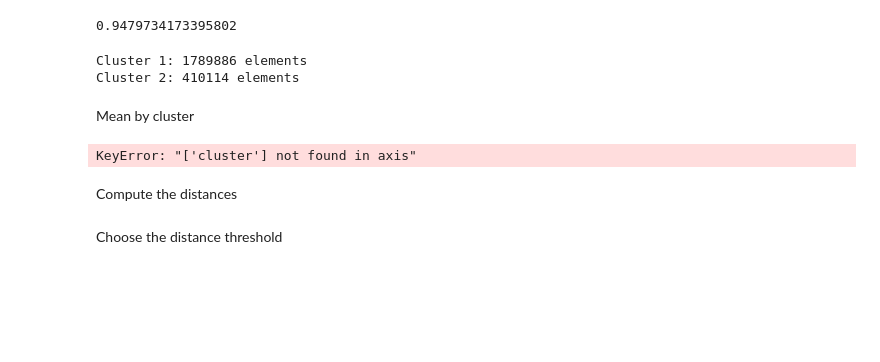
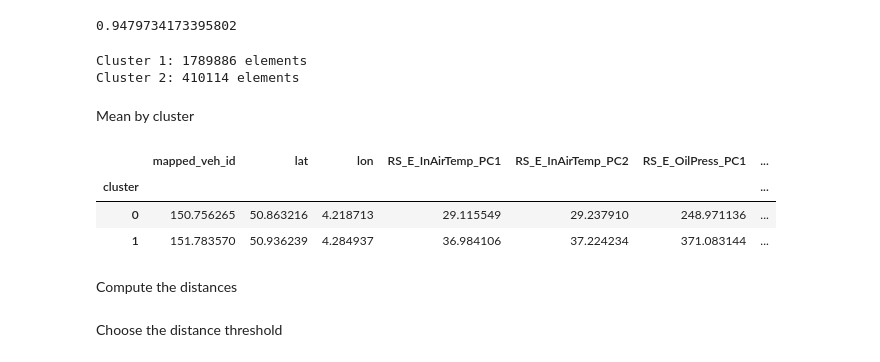
Before and after one commit to koadegno/data-minig-project, a Jupyter notebook: Fuzzy.ipynb, the cells around one changed output. Saved outputs shown, nothing was run; the diff lists cells and outputs as text; code cells hidden in the pictures; blank space fills up the shorter version.

```diff
--- a/Fuzzy.ipynb
+++ b/Fuzzy.ipynb
@@ -112,11 +112,14 @@ Mean by cluster
 # %%
 data['cluster'] = membership_values
 numeric_columns = data.select_dtypes(include=['float64', 'int64']).columns
 mean = data.groupby('cluster')[numeric_columns].mean()
-data.drop(['cluster')
+data = data.drop('cluster', axis=1)
 mean
 # %% [output]
-KeyError: "['cluster'] not found in axis"
+|  | mapped_veh_id | lat | lon | RS_E_InAirTemp_PC1 | RS_E_InAirTemp_PC2 | RS_E_OilPress_PC1 | ... |
+| cluster |  |  |  |  |  |  | ... |
+| 0 | 150.756265 | 50.863216 | 4.218713 | 29.115549 | 29.237910 | 248.971136 | ... |
+| 1 | 151.783570 | 50.936239 | 4.284937 | 36.984106 | 37.224234 | 371.083144 | ... |
 # %% [markdown]
 Compute the distances
 # %%
```
